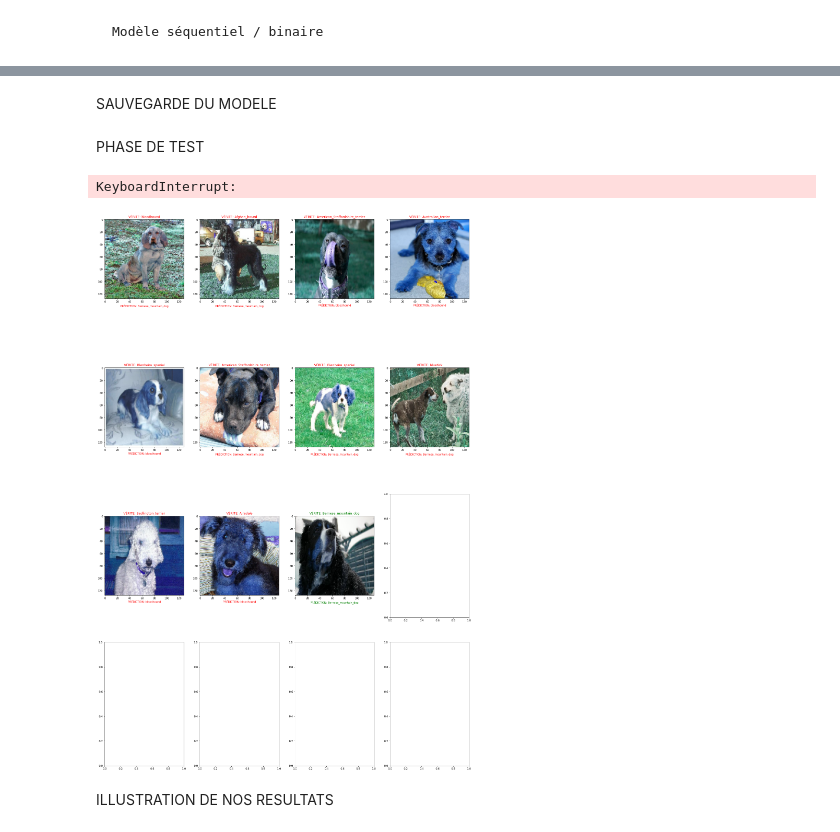
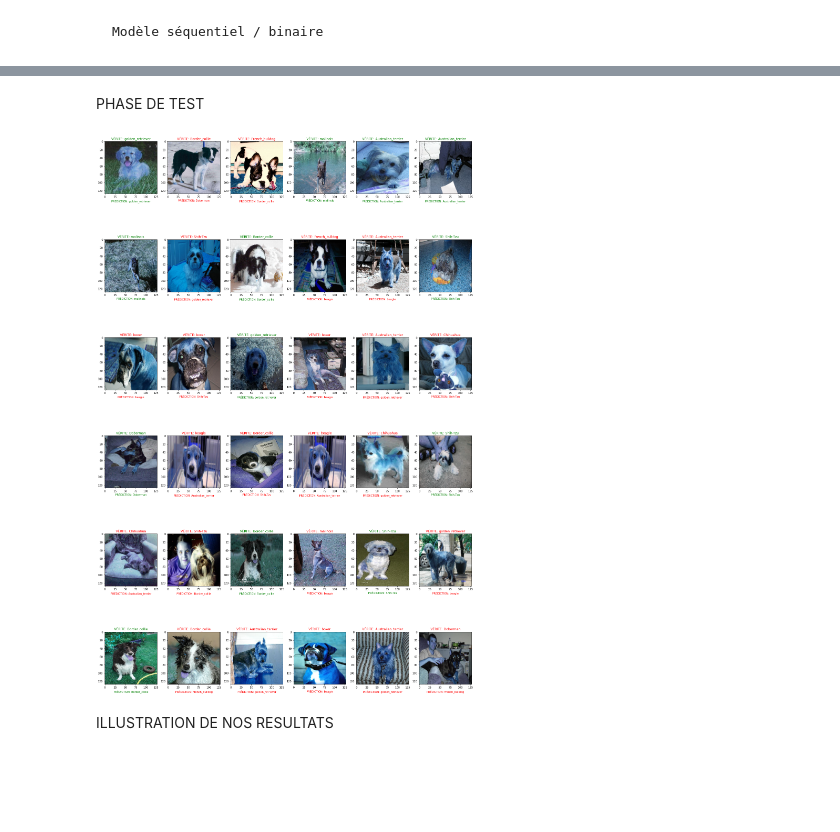
Before and after one commit to B3njaminV/python-ia-app, a Jupyter notebook: Machine.ipynb, the cells around one changed output, grey strips where cells are left out. Saved outputs shown, nothing was run; the diff lists cells and outputs as text; code cells hidden in the pictures; blank space fills up the shorter version.

```diff
--- a/Machine.ipynb
+++ b/Machine.ipynb
@@ -18,12 +21,12 @@ import matplotlib.pyplot as plt
 # %% [markdown]
 LECTURE DES IMAGES DU DOSSIER
 # %%
-dossier = './dscc' #racine de notre dataset
+dossier = './dst' #racine de notre dataset
 donnee = [] #donnee pour chaque image
 race = [] #race qui correspond a chaque image récupéré
 
 SIZE = 128 #Taille de nos image
-NBDOSSIER=12 #Nombre de dossier de notre dataset (pour ensuite diviser en catégorie)
+NBDOSSIER=10 #Nombre de dossier de notre dataset (pour ensuite diviser en catégorie)
 
 for folder in os.listdir(dossier): #on parcours notre dossier
     for file in os.listdir(os.path.join(dossier, folder)):
@@ -109,6 +109,8 @@ epochs=1 #nombre de tours d'entrainement
 # %% [markdown]
     Modèle séquentiel / par catégorie
 # %%
+epochs=30 #nombre de tours d'entrainement
+
 model.compile(optimizer=Adam(learning_rate=0.0001),
               loss='categorical_crossentropy',
               metrics=['accuracy'])
@@ -116,10 +118,15 @@ model.compile(optimizer=Adam(learning_rate=0.0001),
 #loss est la fonction que le modèle va utiliser pour minimiser les erreurs, ici nous avons choisi categorical_crossentropy car nous sommes faces à un problème de classification entre plusieurs groupes
 #nous sommes faces à un problèmes de classification donc il faut utiliser cet argument
 
-history = model.fit_generator(datagen.flow(X_train,y_train, batch_size=nb_images),
+chemin_sauvegarde="./entrainement/cp.ckpt"
+cp_dir=os.path.dirname(chemin_sauvegarde)
+latest=tf.train.latest_checkpoint(cp_dir)
+model.load_weights(latest)
+cp_callback=tf.keras.callbacks.ModelCheckpoint(filepath=chemin_sauvegarde, save_weights_only=True,verbose=1)
+
+history = model.fit_generator(datagen.flow(X_train,y_train),
                               epochs = epochs,
                               validation_data = (X_test,y_test),
+                              callbacks=[cp_callback],
                               verbose = 1)
-#optimizer est un argument nécessaire à la compilation du modèle
-# il permet d'entrainer un modèle spécifique
 # %% [output]
@@ -140,2 +160,0 @@ history = model.fit_generator(datagen.flow(X_train,y_train, batch_size=nb_images
-# %% [markdown]
-SAUVEGARDE DU MODELE
@@ -145,24 +162,23 @@ model.save("model.h5")
 PHASE DE TEST
 # %%
 #On teste si le modèle reconnait les données
-TAILLETEST=4
+TAILLETEST=6
 races = np.sort(os.listdir(dossier)) #on récupére toutes les races de chiens soit touts les noms de dossier du dataset
 fig, ax = plt.subplots(TAILLETEST,TAILLETEST, figsize=(25, 40)) #représente lignes/colonnes de nos test avec la taille des images
 
 for i in range(TAILLETEST):
     for j in range(TAILLETEST):
         k = int(np.random.random_sample() * len(X_test))
-        if(races[np.argmax(y_test[k])] == races[np.argmax(model.predict(X_test)[k])]): #si le véritable nom de race est égale à la prédiction
+        if(races[np.argmax(y_test[k])] == races[np.argmax(model.predict(X_test)[k])]):#si le véritable nom de race est égale à la prédiction
             ax[i,j].set_title("VÉRITE: " + races[np.argmax(y_test[k])], color='green')
             ax[i,j].set_xlabel("PRÉDICTION: " + races[np.argmax(model.predict(X_test)[k])], color='green')
             ax[i,j].imshow(np.array(X_test)[k].reshape(SIZE, SIZE, 3))
         else:#sinon la prédiction est fausse, elle n'est pas égale au véritable nom de race
             ax[i,j].set_title("VÉRITE: " + races[np.argmax(y_test[k])], color='red')
             ax[i,j].set_xlabel("PRÉDICTION: " + races[np.argmax(model.predict(X_test)[k])], color='red')
             ax[i,j].imshow(np.array(X_test)[k].reshape(SIZE, SIZE, 3))
 # %% [output]
-KeyboardInterrupt:
-[figure, old version]
+[figure, new version]
 # %% [markdown]
 ILLUSTRATION DE NOS RESULTATS
 # %%
```
Also changed, not shown: parts of 6 cells of this notebook.
